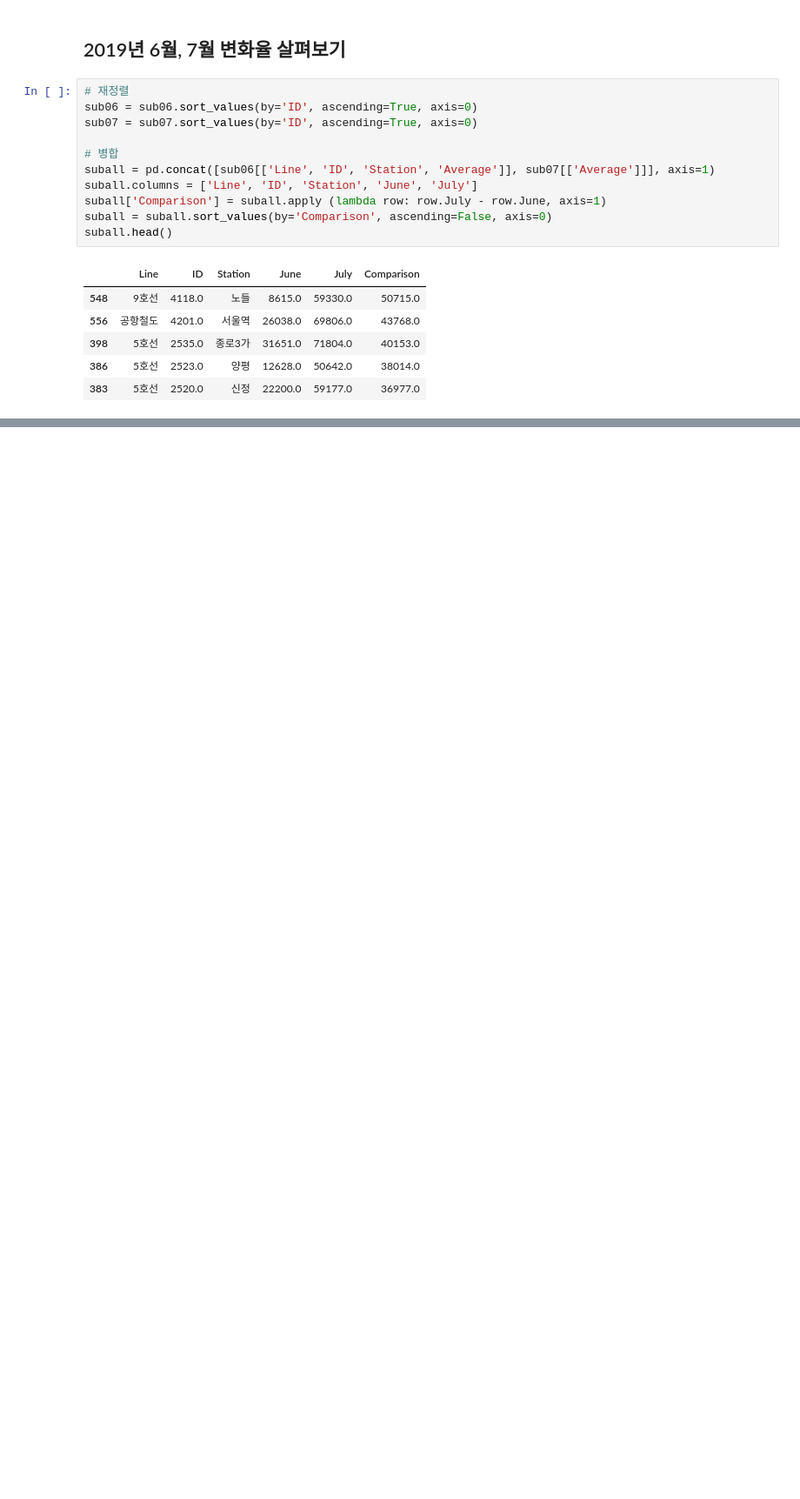
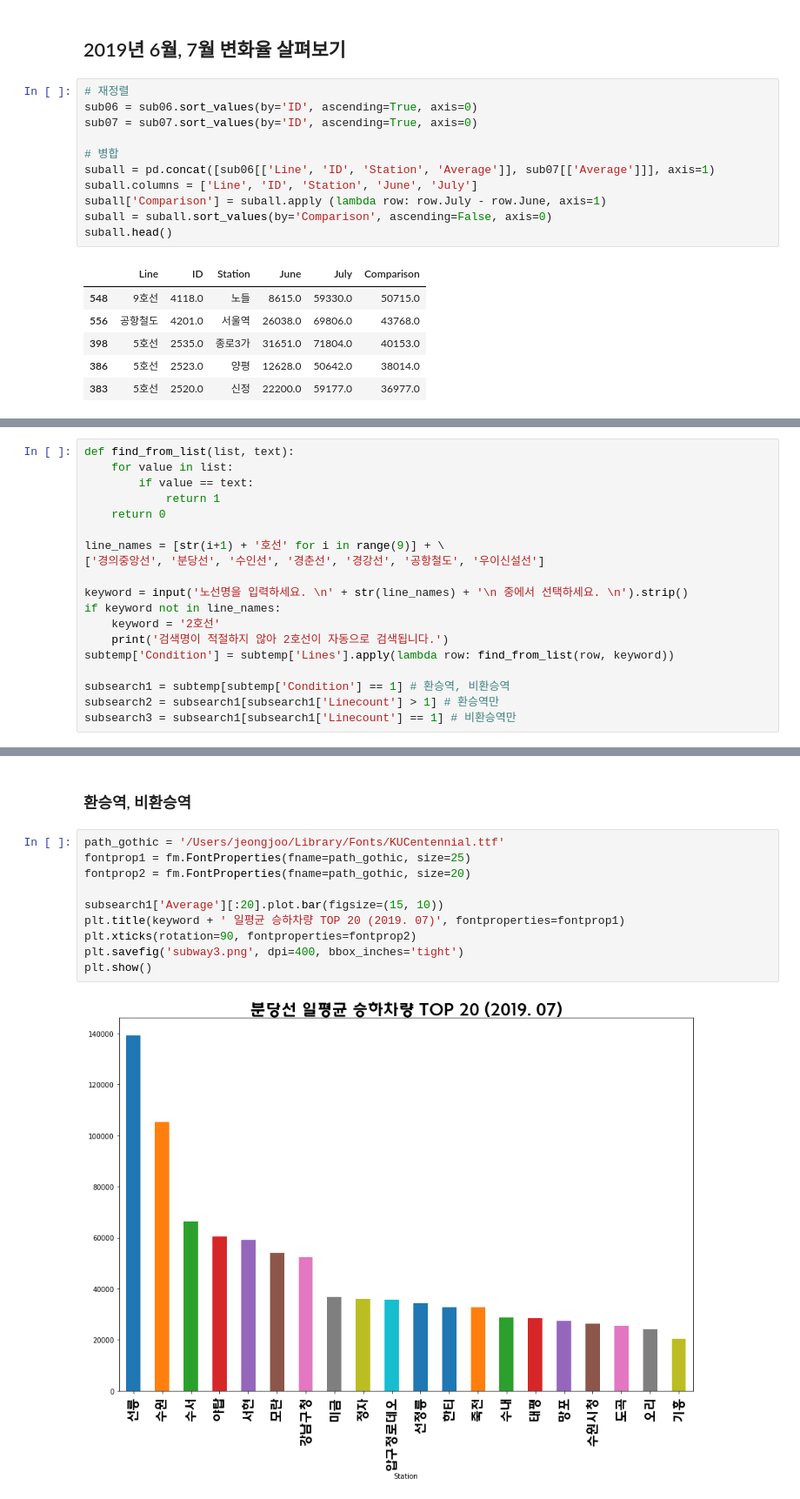
Before and after one commit to pyville/python, a Jupyter notebook: subway.ipynb, the cells around one changed output, grey strips where cells are left out. Shown at 87% size. Cells and saved outputs as stored; diff of their text form; blank space fills up the shorter version.

```diff
--- a/subway.ipynb
+++ b/subway.ipynb
@@ -233,0 +281,19 @@ sub07.sort_values(by='Average', ascending=True, axis=0)[['Line', 'Station', 'Ave
+# %%
+def find_from_list(list, text):
+    for value in list:
+        if value == text:
+            return 1
+    return 0
+
+line_names = [str(i+1) + '호선' for i in range(9)] + \
+['경의중앙선', '분당선', '수인선', '경춘선', '경강선', '공항철도', '우이신설선']
+
+keyword = input('노선명을 입력하세요. \n' + str(line_names) + '\n 중에서 선택하세요. \n').strip()
+if keyword not in line_names:
+    keyword = '2호선'
+    print('검색명이 적절하지 않아 2호선이 자동으로 검색됩니다.')
+subtemp['Condition'] = subtemp['Lines'].apply(lambda row: find_from_list(row, keyword))
+
+subsearch1 = subtemp[subtemp['Condition'] == 1] # 환승역, 비환승역
+subsearch2 = subsearch1[subsearch1['Linecount'] > 1] # 환승역만
+subsearch3 = subsearch1[subsearch1['Linecount'] == 1] # 비환승역만
@@ -233,0 +307,14 @@ sub07.sort_values(by='Average', ascending=True, axis=0)[['Line', 'Station', 'Ave
+# %% [markdown]
+### 환승역, 비환승역
+# %%
+path_gothic = '/Users/jeongjoo/Library/Fonts/KUCentennial.ttf'
+fontprop1 = fm.FontProperties(fname=path_gothic, size=25)
+fontprop2 = fm.FontProperties(fname=path_gothic, size=20)
+
+subsearch1['Average'][:20].plot.bar(figsize=(15, 10))
+plt.title(keyword + ' 일평균 승하차량 TOP 20 (2019. 07)', fontproperties=fontprop1)
+plt.xticks(rotation=90, fontproperties=fontprop2)
+plt.savefig('subway3.png', dpi=400, bbox_inches='tight')
+plt.show()
+# %% [output]
+[figure, added]
```
Also changed, not shown: parts of 24 cells of this notebook.
